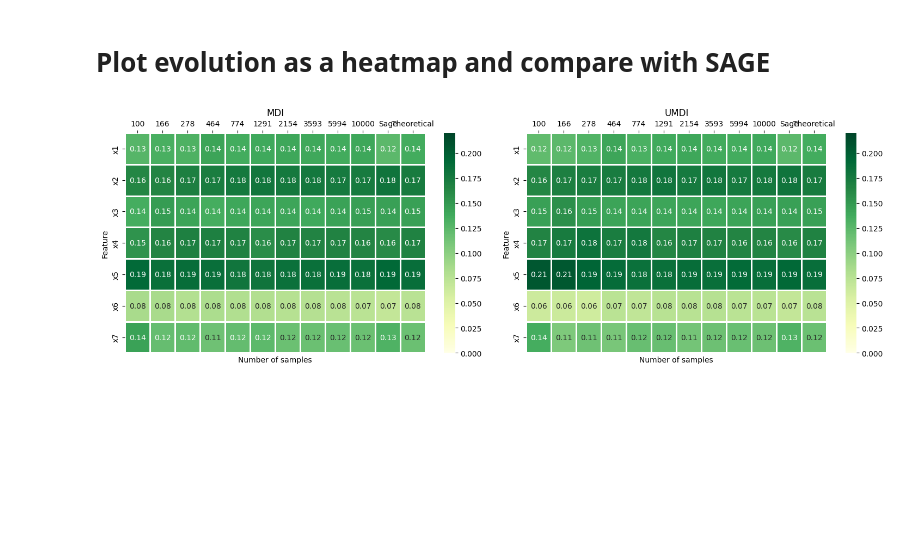
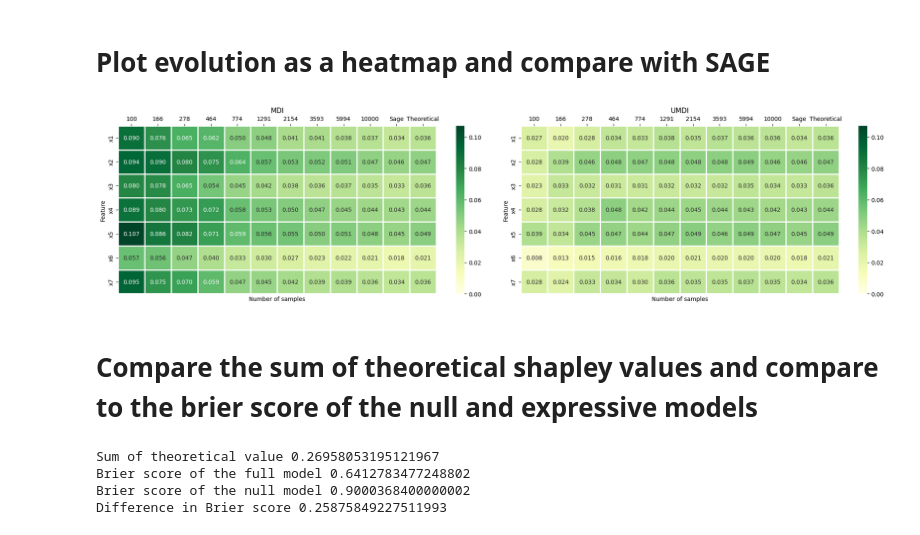
Before and after one commit to GaetandeCast/Internship, a Jupyter notebook: shapley_value_comparison/noised_led_experiment.ipynb, the cells around one changed output. Drawn from its saved outputs; the diff is of its cells as text; code cells hidden in the pictures; blank space fills up the shorter version.

Commit message:
sage on test with mse on onehot, unnormalized values, convergence to th plot, brier score improvements

```diff
--- a/shapley_value_comparison/noised_led_experiment.ipynb
+++ b/shapley_value_comparison/noised_led_experiment.ipynb
@@ -47,7 +47,7 @@ def make_noised_led_sample(
 # Compare asymptotics of MDI and UMDI
 # %%
 n_rep = 5
-flip_proba = 0.1
+flip_proba = 0.2
 max_n_sample = 1e4
 n_estimators = 100
 train_sizes_large = np.logspace(start=2, stop=np.log10(max_n_sample), base=10, num=10, dtype=np.intp)
@@ -90,23 +92,26 @@ for t_idx, n_samples in enumerate(train_sizes_large):
 sage_values = []
 n_samples = 10000
 for rep in range(n_rep):
-    X, y = make_noised_led_sample(
+    X_train, y_train = make_noised_led_sample(
         n_samples=n_samples, flip_proba=flip_proba, random_state=rep
     )
 
-    # X_train, X_test, y_train, y_test = train_test_split(X, y, test_size=500, random_state=rep)
-    model = ExtraTreesClassifier(
+    rf = ExtraTreesClassifier(
         n_estimators=n_estimators,
         max_features=1,
         max_depth=None,
         n_jobs=-1,
         random_state=rep,
     )
-    model.fit(X, y)
+    rf.fit(X_train, y_train)
 
-    imputer = sage.MarginalImputer(model, X[:1000])
+    X_test, y_test = make_noised_led_sample(
+        n_samples=n_samples, flip_proba=flip_proba, random_state=rep + 100
+    )
+    y_test_one_hot = np.eye(10)[y_test]
+    imputer = sage.MarginalImputer(rf, X_test[:500])
     estimator = sage.PermutationEstimator(
-        imputer, "cross entropy", random_state=rep
+        imputer, "mse", random_state=rep
     )
-    sage_value = estimator(X[:1000,:], y[:1000]).values
+    sage_value = estimator(X_test, y_test_one_hot, thresh=0.05).values
     sage_values.append(sage_value)
@@ -298,7 +264,7 @@ theoretical_value = []
 for rep in range(n_rep):
     X, y = make_noised_led_sample(n_samples=int(max_n_sample), flip_proba=flip_proba, random_state=rep)
     imp = np.array([shapley_conditional_variance(X, y, m) for m in range(7)])
-    theoretical_value.append(imp/imp.sum())
+    theoretical_value.append(imp)
 
 np.mean(theoretical_value, axis=0)
 # %% [output]
@@ -317,45 +338,80 @@ for t_idx in range(len(train_sizes_large)):
     MDI_asymptotic.loc[:,f"{train_sizes_large[t_idx]}"] = np.mean(mdi_all[:, t_idx, :], axis=1)
     UMDI_asymptotic.loc[:,f"{train_sizes_large[t_idx]}"] = np.mean(umdi_all[:, t_idx, :], axis=1)
 
-UMDI_asymptotic.loc[:, "Sage"] = np.mean(np.array(sage_values)/np.sum(sage_values, axis=1).repeat(7).reshape(5, 7), axis=0)
-MDI_asymptotic.loc[:, "Sage"] = np.mean(np.array(sage_values)/np.sum(sage_values, axis=1).repeat(7).reshape(5, 7), axis=0)
+UMDI_asymptotic.loc[:, "Sage"] = np.mean(sage_values, axis=0)
+MDI_asymptotic.loc[:, "Sage"] = np.mean(sage_values, axis=0)
 UMDI_asymptotic.loc[:, "Theoretical"] = np.mean(theoretical_value, axis=0)
 MDI_asymptotic.loc[:, "Theoretical"] = np.mean(theoretical_value, axis=0)
 
+max_value = np.max([UMDI_asymptotic.max(), MDI_asymptotic.max()])
+
 # Plot the heatmaps
-fig, axes = plt.subplots(1, 2, figsize=(15, 5))
+fig, axes = plt.subplots(1, 2, figsize=(20, 5))
 
 sns.heatmap(
     MDI_asymptotic,
     annot=True,
     cmap="YlGn",
-    fmt=".2f",
+    fmt=".3f",
     linewidths=1,
     ax=axes[0],
     vmin=0,
-    vmax=0.22,
+    vmax=max_value,
 )
 axes[0].xaxis.tick_top()
 axes[0].set_xlabel("Number of samples")
 axes[0].set_ylabel("Feature")
 axes[0].set_title("MDI")
 
 sns.heatmap(
     UMDI_asymptotic,
     annot=True,
     cmap="YlGn",
-    fmt=".2f",
+    fmt=".3f",
     linewidths=1,
     ax=axes[1],
     vmin=0,
-    vmax=0.22,
+    vmax=max_value,
 )
 axes[1].xaxis.tick_top()
 axes[1].set_xlabel("Number of samples")
 axes[1].set_ylabel("Feature")
 axes[1].set_title("UMDI")
 
 plt.tight_layout()
 plt.show()
 # %% [output]
-[figure, old version]
+[figure, new version]
+# %% [markdown]
+# Compare the sum of theoretical shapley values and compare to the brier score of the null and expressive models
+# %%
+from sklearn.metrics import brier_score_loss
+from sklearn.dummy import DummyClassifier
+
+X, y = make_noised_led_sample(20000, flip_proba=0.2, random_state=42)
+X_train, X_test, y_train, y_test = train_test_split(X, y, test_size=10000)
+
+rf = ExtraTreesClassifier(
+    n_estimators=100,
+    max_depth=None,
+    max_features=1,
+    min_samples_leaf=1,
+    random_state=42,
+)
+rf.fit(X_train, y_train)
+
+dummy = DummyClassifier(random_state=42)
+dummy.fit(X_train, y_train)
+
+theoretical_value_nofolds = np.array(
+    [shapley_conditional_variance(X, y, m) for m in range(7)]
+)
+print("Sum of theoretical value", theoretical_value_nofolds.sum())
+print("Brier score of the full model", brier_score_loss(y_test, rf.predict_proba(X_test)))
+print("Brier score of the null model", brier_score_loss(y_test, dummy.predict_proba(X_test)))
+print("Difference in Brier score", brier_score_loss(y_test, dummy.predict_proba(X_test)) - brier_score_loss(y_test, rf.predict_proba(X_test)))
+# %% [output]
+Sum of theoretical value 0.26958053195121967
+Brier score of the full model 0.6412783477248802
+Brier score of the null model 0.9000368400000002
+Difference in Brier score 0.25875849227511993
```
Also changed, not shown: parts of 7 cells of this notebook.
